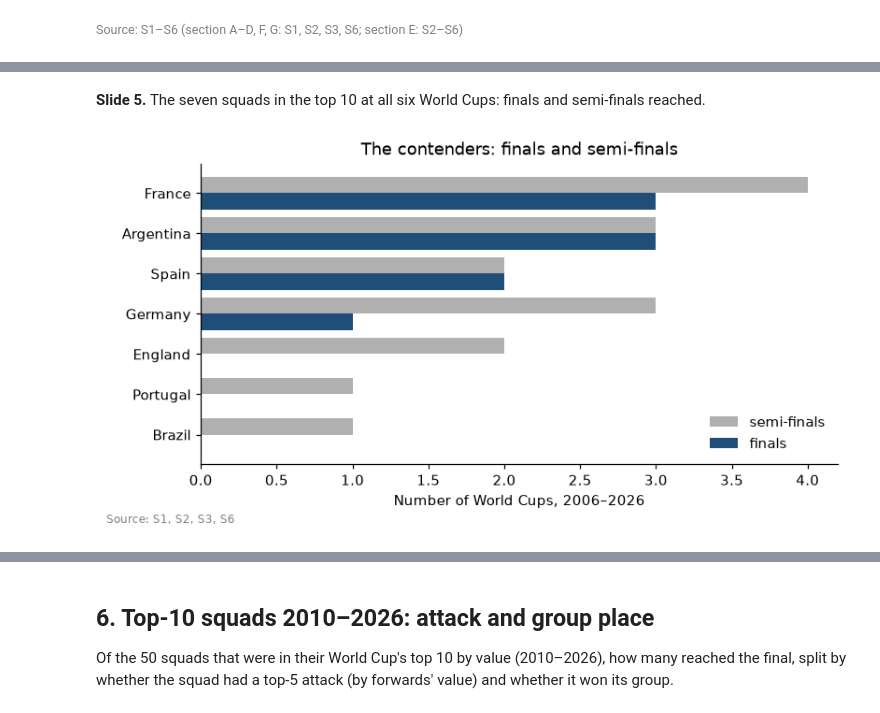
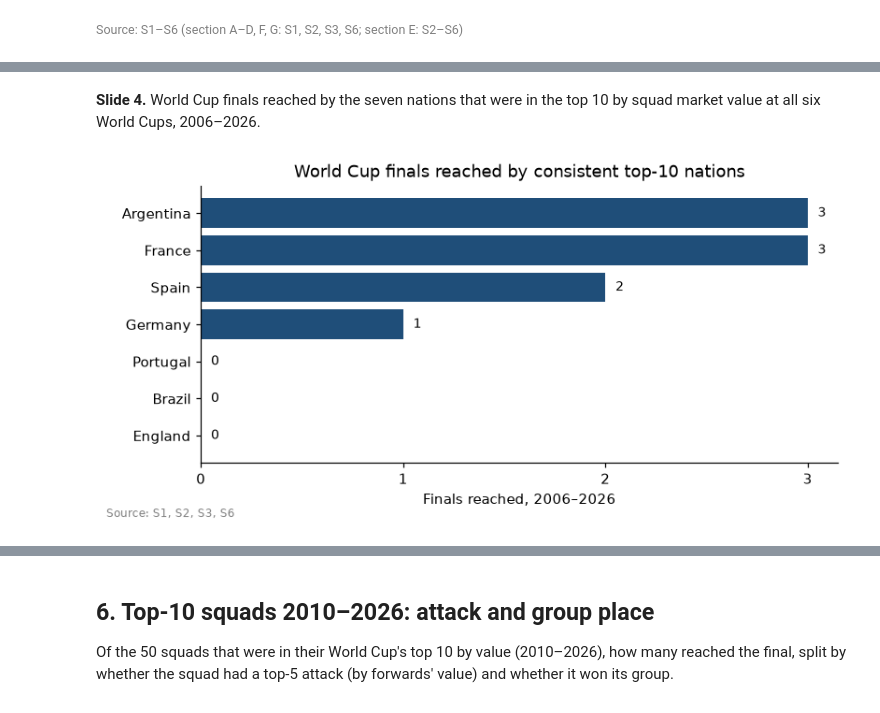
Before and after one commit to freggas/DVBA-Group-Assignment, a Jupyter notebook: price-tag/history/Team14_Analysis.ipynb, the cells around one changed output, grey strips where cells are left out. Saved outputs shown, nothing was run; the diff lists cells and outputs as text; code cells hidden in the pictures.

Commit message:
chart design adjustment

```diff
--- a/price-tag/history/Team14_Analysis.ipynb
+++ b/price-tag/history/Team14_Analysis.ipynb
@@ -155,7 +155,7 @@ buf = io.StringIO()
 with contextlib.redirect_stdout(buf):
     s8 = runpy.run_path('scripts/08_story_numbers.py')
 print(buf.getvalue())
-T, P = s8['teams'], s8['p']   # squads with band and group place; squads by line 2010+ with line ranks
+T, P, M = s8['teams'], s8['p'], s8['matches']   # squads with band and group place; squads by line 2010+ with line ranks; matches 2006+
 TOP = P[P.value_rank <= 10]    # the 50 top-10 squads 2010-2026 (same as s8['top'], plus whole-squad rank tot_r)
 # %% [output]
 ==============================================================================
@@ -192,9 +196,13 @@ def source(fig, text):
 # %%
-t26 = T[T.year == 2026].sort_values(['value_rank', 'team']).head(12)
+# order as on the slide: by value; ties (€1,250m, €980m) with Portugal first, then by FIFA ranking
+ORDER = ['France', 'Spain', 'England', 'Brazil', 'Portugal', 'Argentina', 'Germany', 'Netherlands', 'Belgium', 'Colombia']
+t26 = T[T.year == 2026].set_index('team').loc[ORDER].reset_index()
+med = T[T.year == 2026].value_m.median()
+assert set(ORDER) == set(T[(T.year == 2026) & (T.value_rank <= 10)].team)   # exactly the top 10 by value
+assert t26.value_m.tolist() == [1580, 1250, 1250, 1100, 980, 980, 980, 870, 680, 660] and med == 415
 fig, ax = plt.subplots(figsize=(8, 4))
 ax.barh(t26.team[::-1], t26.value_m[::-1], color=[RED if c == 'POR' else BLUE for c in t26.code[::-1]])
-med = T[T.year == 2026].value_m.median()
-ax.axvline(med, color='grey', ls='--'); ax.text(med, 11.5, f' median of 48: €{med:.0f}m', color='grey', fontsize=8)
-ax.set_xlabel('Squad market value, €m'); ax.set_title('2026: the most valuable squads')
+ax.axvline(med, color='grey', ls='--'); ax.text(med, 9.5, f' median of all 48 squads: €{med:.0f}m', color='grey', fontsize=8)
+ax.set_xlabel('Pre-tournament squad market value, €m'); ax.set_title('The 10 most valuable squads at the 2026 World Cup')
 source(fig, 'S2'); plt.show()
 # %% [output]
@@ -216,16 +210,16 @@ source(fig, 'S1, S2, S3, S6'); plt.show()
 # %% [markdown]
-**Slide 5.** The seven squads in the top 10 at all six World Cups: finals and semi-finals reached.
+**Slide 4.** World Cup finals reached by the seven nations that were in the top 10 by squad market value at all six World Cups, 2006–2026.
 # %%
 always = T[T.value_rank <= 10].groupby('code').year.nunique().loc[lambda s: s == 6].index
-c = T[T.code.isin(always)].groupby('team').agg(finals=('stage_n', lambda s: (s >= 6).sum()),
-                                               semis=('stage_n', lambda s: (s >= 5).sum()))
-c = c.sort_values(['finals', 'semis'])
-fig, ax = plt.subplots(figsize=(8, 3.8))
-y = range(len(c))
-ax.barh([i + 0.2 for i in y], c.semis, 0.4, color=GREY, label='semi-finals')
-ax.barh([i - 0.2 for i in y], c.finals, 0.4, color=[RED if t == 'Portugal' else BLUE for t in c.index], label='finals')
-ax.set_yticks(list(y), c.index); ax.legend(frameon=False); ax.set_xlabel('Number of World Cups, 2006–2026')
-ax.set_title('The contenders: finals and semi-finals')
+fin = T[T.code.isin(always)].groupby('team').stage_n.agg(lambda s: (s >= 6).sum())
+fin = fin.loc[['England', 'Brazil', 'Portugal', 'Germany', 'Spain', 'France', 'Argentina']]  # slide order, bottom to top
+assert fin.to_dict() == {'Argentina': 3, 'France': 3, 'Spain': 2, 'Germany': 1, 'Portugal': 0, 'Brazil': 0, 'England': 0}
+fig, ax = plt.subplots(figsize=(8, 3.5))
+bars = ax.barh(fin.index, fin, color=[RED if t == 'Portugal' else BLUE for t in fin.index])
+for b, v in zip(bars, fin):
+    ax.text(v + 0.05, b.get_y() + b.get_height() / 2, str(v), va='center', fontsize=9)
+ax.set_xticks(range(4)); ax.set_xlabel('Finals reached, 2006–2026')
+ax.set_title('World Cup finals reached by consistent top-10 nations')
 source(fig, 'S1, S2, S3, S6'); plt.show()
 # %% [output]
-[figure, old version]
+[figure, new version]
```
Also changed, not shown: parts of 22 cells of this notebook, 1 other file.
